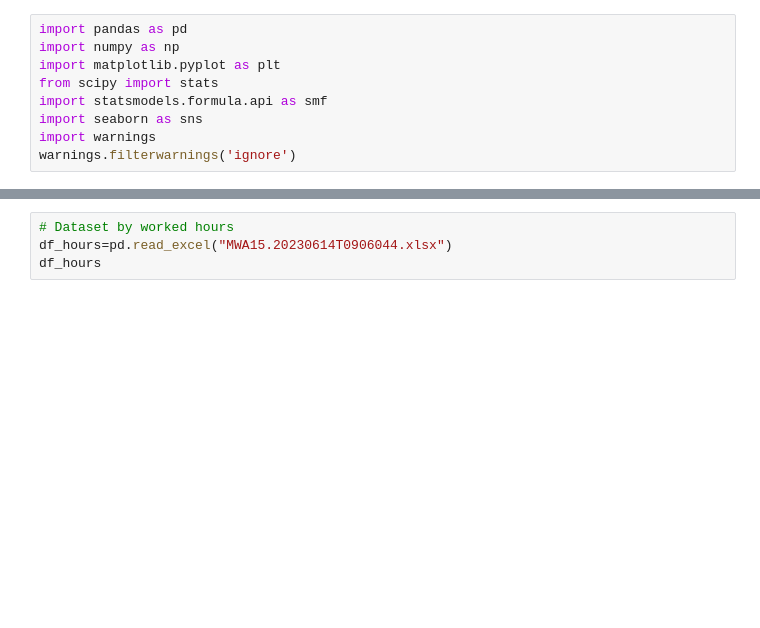
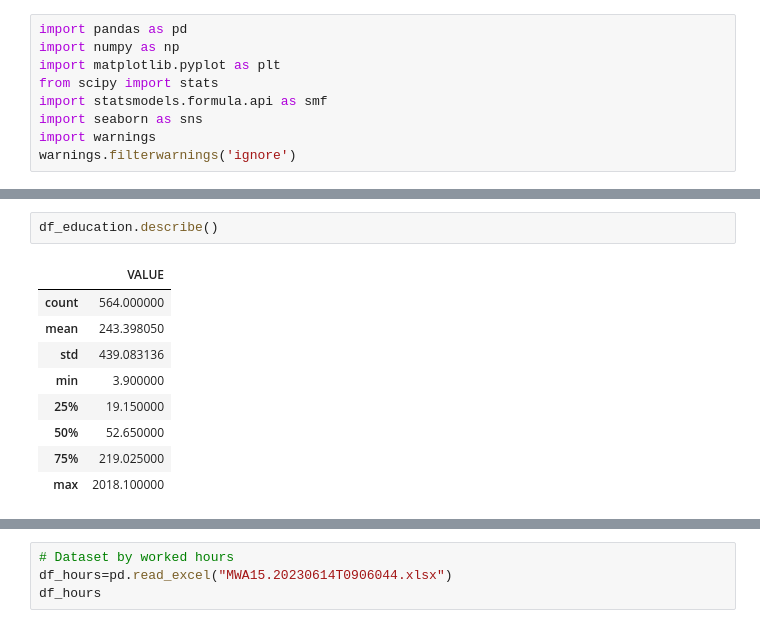
Before and after one commit to Usukhbayar95/Capstone_Project, a Jupyter notebook: Project.ipynb, the cells around one changed output, grey strips where cells are left out. Drawn from its saved outputs; the diff is of its cells as text; blank space fills up the shorter version.

```diff
--- a/Project.ipynb
+++ b/Project.ipynb
@@ -30,0 +48,12 @@ df_education
+# %%
+df_education.describe()
+# %% [output]
+|  | VALUE |
+| count | 564.000000 |
+| mean | 243.398050 |
+| std | 439.083136 |
+| min | 3.900000 |
+| 25% | 19.150000 |
+| 50% | 52.650000 |
+| 75% | 219.025000 |
+| max | 2018.100000 |
```
Also changed, not shown: parts of 29 cells of this notebook.
